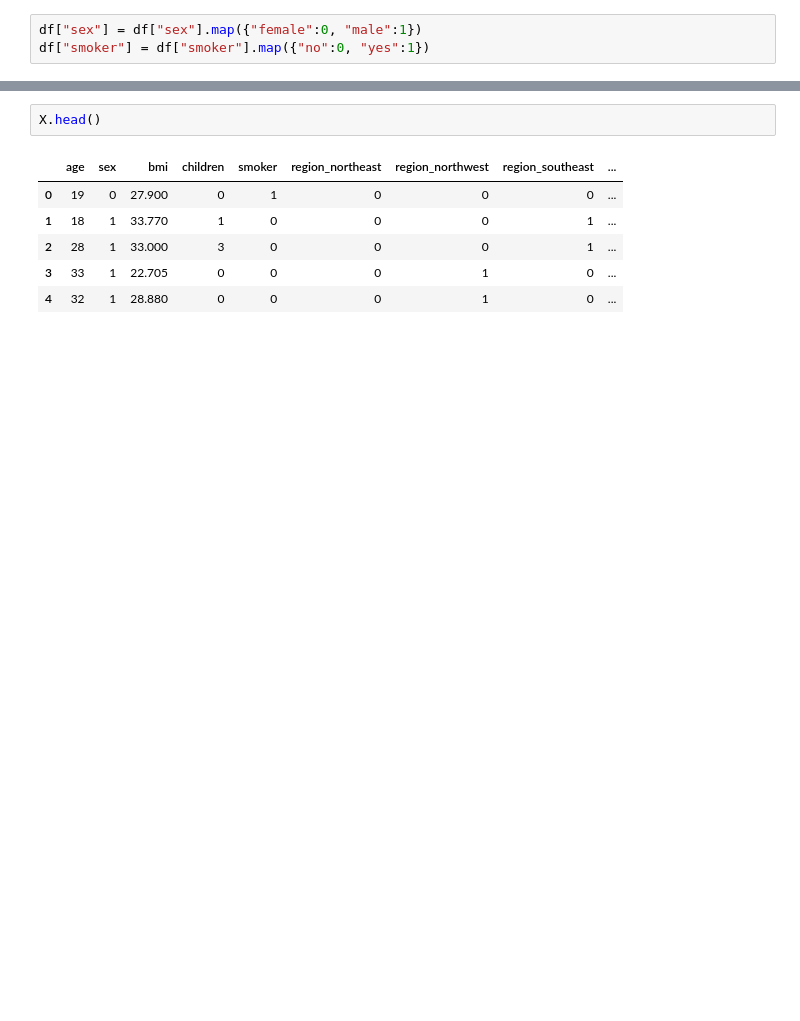
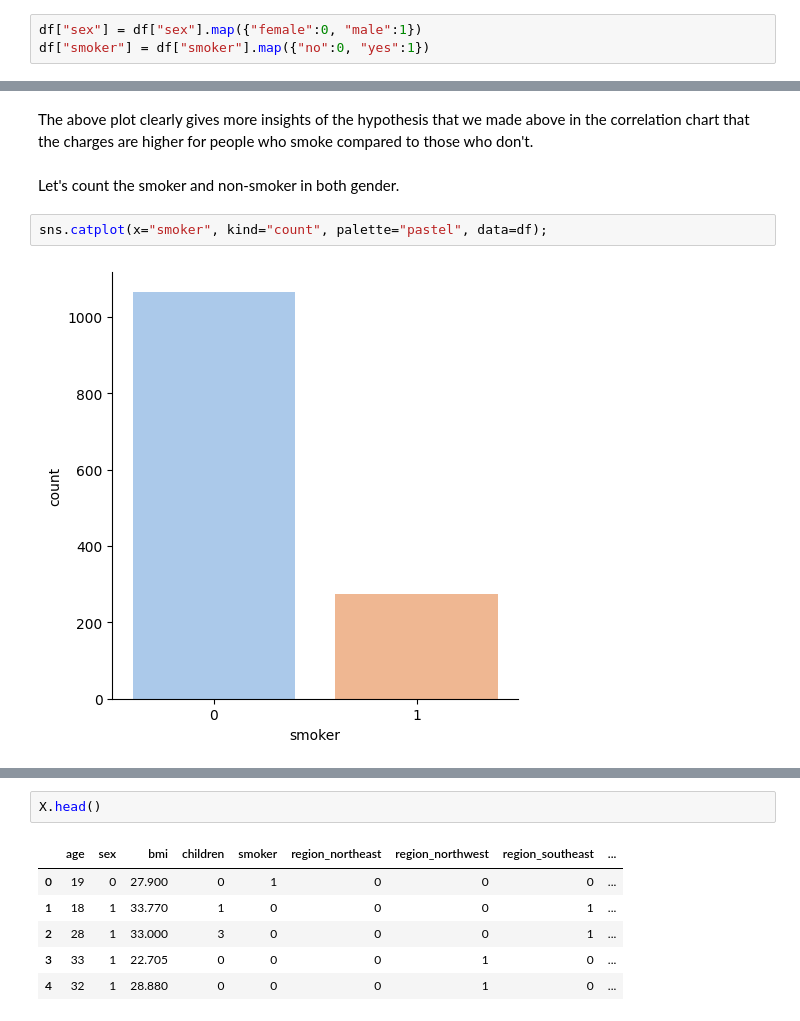
Before and after one commit to maulik-vyas/HealthInsuranceCostPrediction, a Jupyter notebook: Health_Insurance_Cost_Prediction.ipynb, the cells around one changed output, grey strips where cells are left out. Saved outputs shown, nothing was run; the diff lists cells and outputs as text; blank space fills up the shorter version.

```diff
--- a/Health_Insurance_Cost_Prediction.ipynb
+++ b/Health_Insurance_Cost_Prediction.ipynb
@@ -111,0 +139,8 @@ df.head()
+# %% [markdown]
+The above plot clearly gives more insights of the hypothesis that we made above in the correlation chart that the charges are higher for people who smoke compared to those who don't.
+# %% [markdown]
+Let's count the smoker and non-smoker in both gender.
+# %%
+sns.catplot(x="smoker", kind="count", palette="pastel", data=df);
+# %% [output]
+[figure, added]
```
Also changed, not shown: parts of 61 cells of this notebook, 2 other files.
